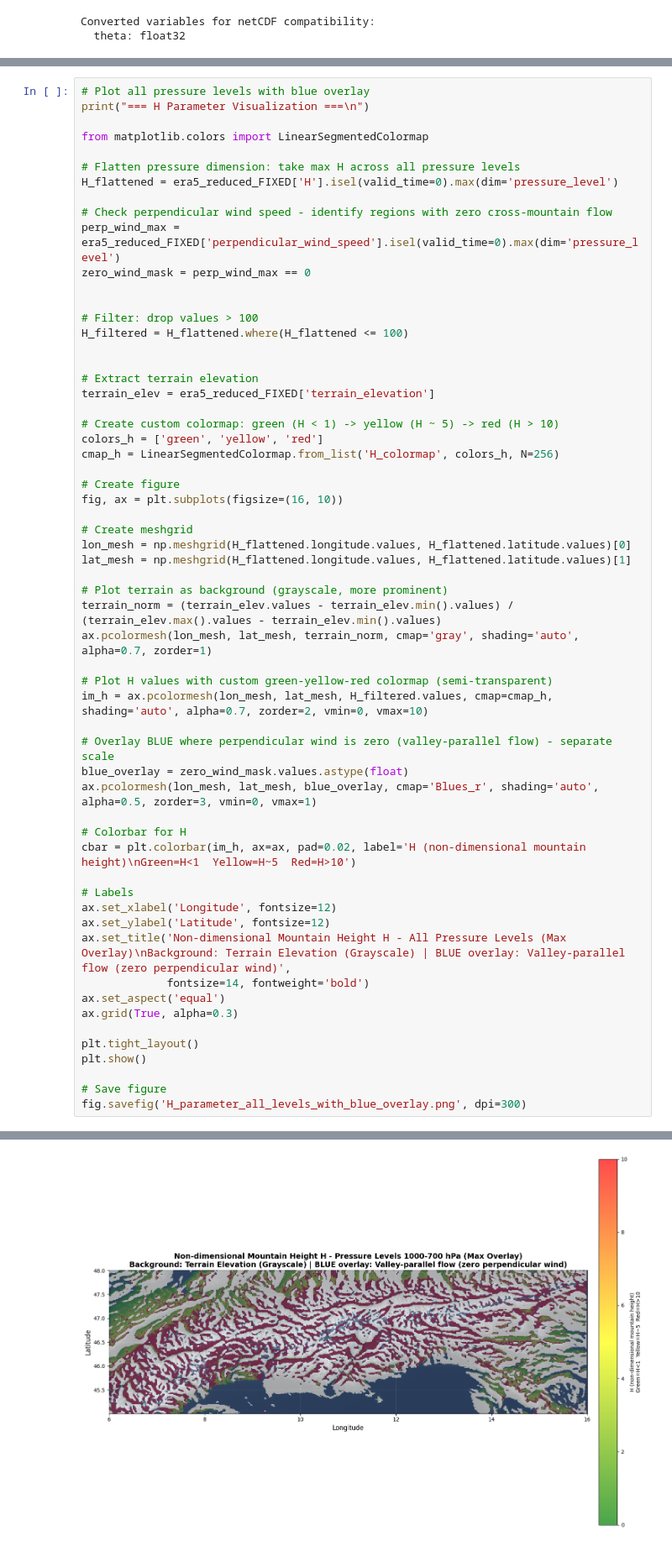
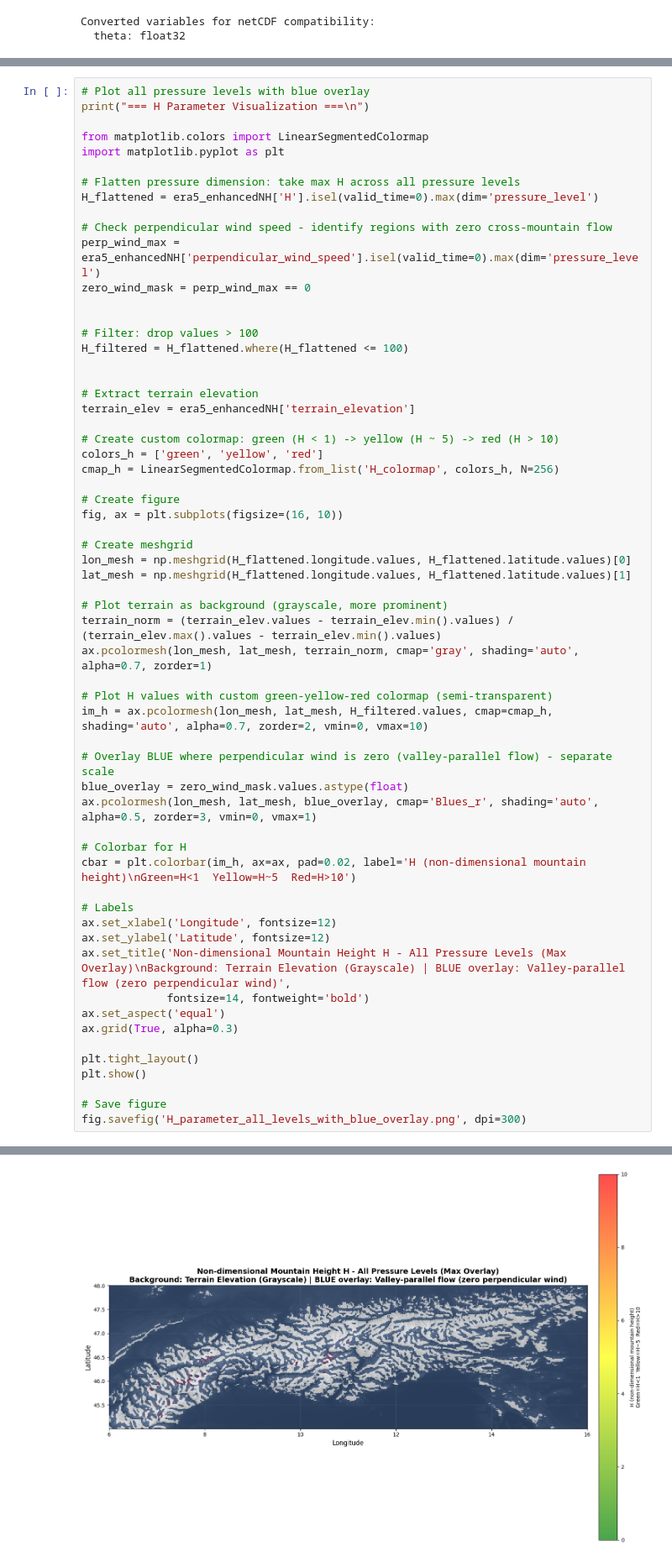
Before and after one commit to afriesinger/SciProFinal, a Jupyter notebook: era5vis-main/era5vis/wind.ipynb, the cells around one changed output, grey strips where cells are left out. Shown at 84% size. Drawn from its saved outputs; the diff is of its cells as text.

```diff
--- a/era5vis-main/era5vis/wind.ipynb
+++ b/era5vis-main/era5vis/wind.ipynb
@@ -260,12 +277,13 @@ era5_enhancedNH.sel(
 print("=== H Parameter Visualization ===\n")
 
 from matplotlib.colors import LinearSegmentedColormap
+import matplotlib.pyplot as plt
 
 # Flatten pressure dimension: take max H across all pressure levels
-H_flattened = era5_reduced_FIXED['H'].isel(valid_time=0).max(dim='pressure_level')
+H_flattened = era5_enhancedNH['H'].isel(valid_time=0).max(dim='pressure_level')
 
 # Check perpendicular wind speed - identify regions with zero cross-mountain flow
-perp_wind_max = era5_reduced_FIXED['perpendicular_wind_speed'].isel(valid_time=0).max(dim='pressure_level')
+perp_wind_max = era5_enhancedNH['perpendicular_wind_speed'].isel(valid_time=0).max(dim='pressure_level')
 zero_wind_mask = perp_wind_max == 0
 
 
@@ -274,7 +292,7 @@ H_filtered = H_flattened.where(H_flattened <= 100)
 
 
 # Extract terrain elevation
-terrain_elev = era5_reduced_FIXED['terrain_elevation']
+terrain_elev = era5_enhancedNH['terrain_elevation']
 
 # Create custom colormap: green (H < 1) -> yellow (H ~ 5) -> red (H > 10)
 colors_h = ['green', 'yellow', 'red']
@@ -318,4 +337,4 @@ fig.savefig('H_parameter_all_levels_with_blue_overlay.png', dpi=300)
-[figure, old version]
+[figure, new version]
 # %%
 # Analyze memory consumption of era5_enhancedNH variables
 import sys
```
Also changed, not shown: parts of 16 cells of this notebook, 11 other files.
